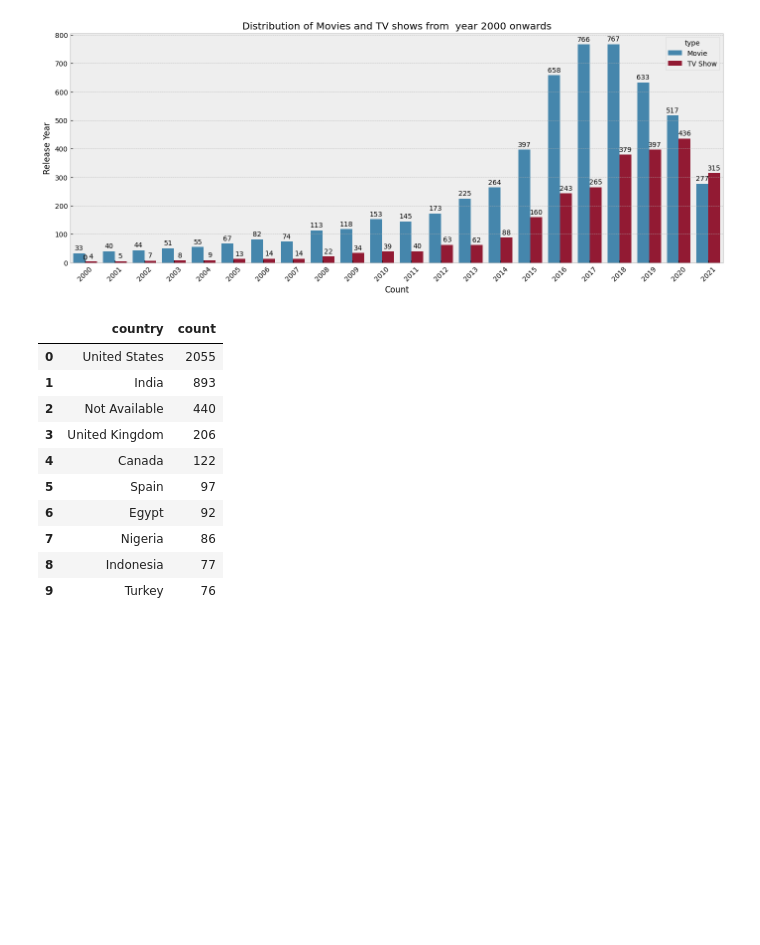
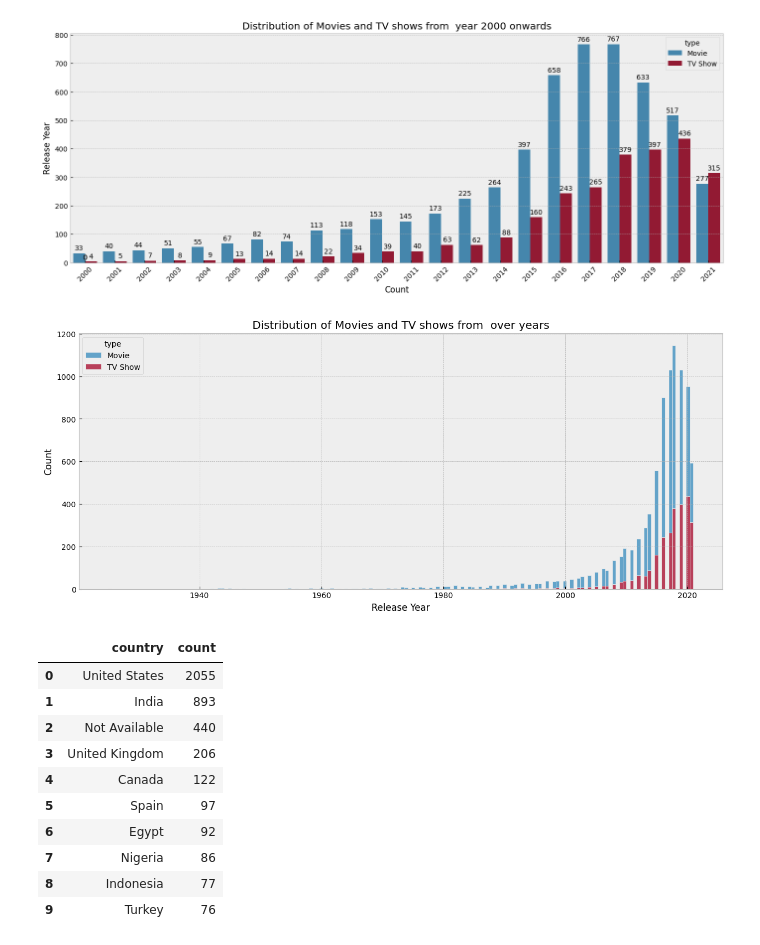
Before and after one commit to AlkaAttri/Data-Visualization, a Jupyter notebook: Netflix_Project/Netflix_Data_Visualization.ipynb, the cells around one changed output. Saved outputs shown, nothing was run; the diff lists cells and outputs as text; code cells hidden in the pictures; blank space fills up the shorter version.

```diff
--- a/Netflix_Project/Netflix_Data_Visualization.ipynb
+++ b/Netflix_Project/Netflix_Data_Visualization.ipynb
@@ -119,6 +119,16 @@ for p in ax.patches:
 plt.show()
 # %% [output]
 [figure]
+# %%
+#Distribution of Movies and TV shows from  over years
+plt.figure(figsize=(15,6))
+sns.histplot(data=df, x='release_year', multiple='stack',hue='type')
+plt.xlabel('Release Year')
+plt.ylabel('Count')
+plt.title('Distribution of Movies and TV shows from  over years')
+plt.show()
+# %% [output]
+[figure, added]
 # %%
 #Top 10 Countries with highest Movie released till now
 df_countries_high_count_movies=df.query('type=="Movie"')
```
Also changed, not shown: parts of 4 cells of this notebook.
